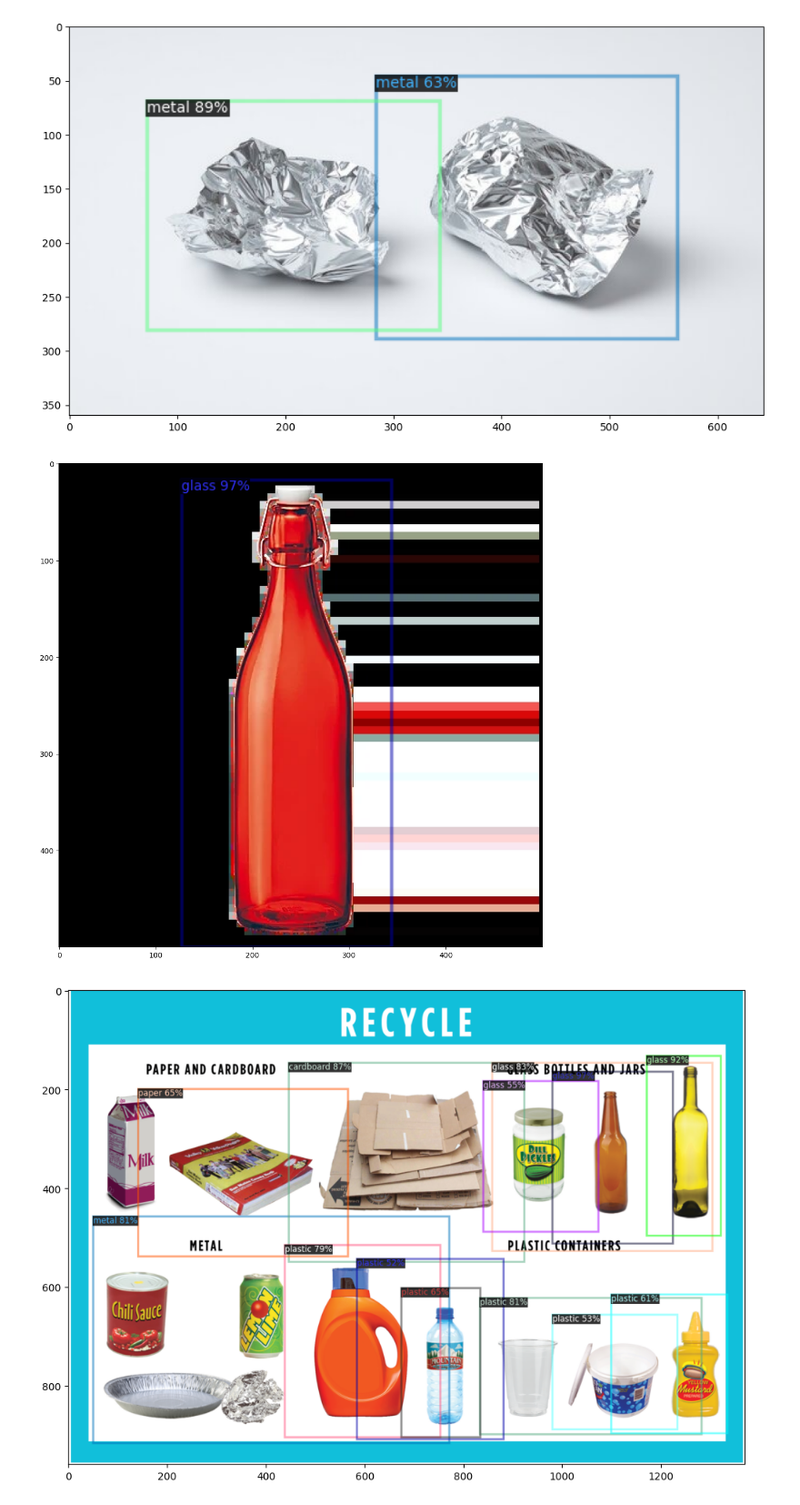
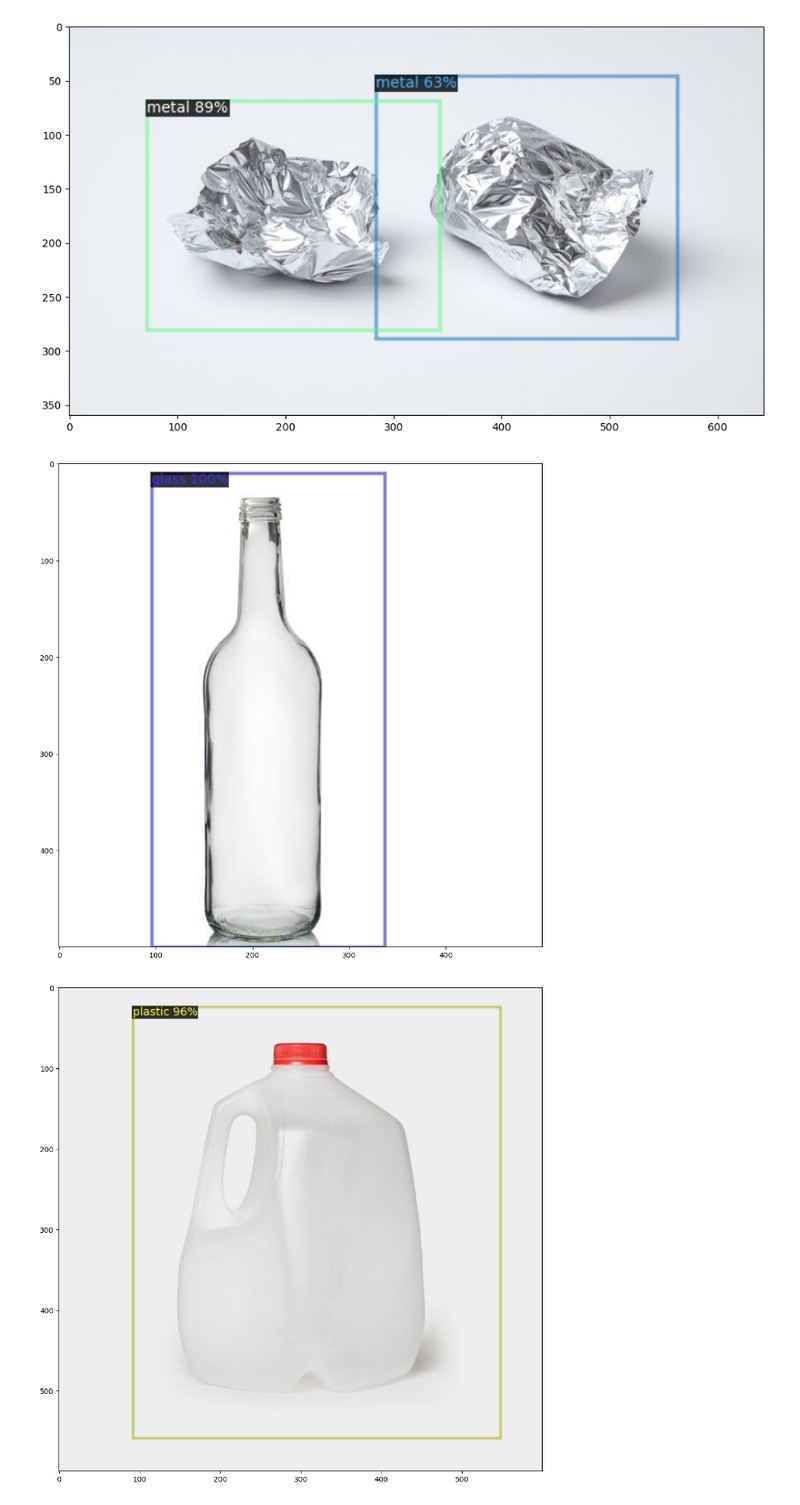
Before and after one commit to bogdanmb04/smart-rwaste-sorter, a Jupyter notebook: detectron.ipynb, the cells around one changed output. Shown at 91% size. Saved outputs shown, nothing was run; the diff lists cells and outputs as text; code cells hidden in the pictures.

```diff
--- a/detectron.ipynb
+++ b/detectron.ipynb
@@ -232,12 +232,12 @@ take_and_test(test)
 # %% [output]
 [figure]
 # %%
-test = cv2.imread("custom_test_images/glass_bottle2.png")
+test = cv2.imread("custom_test_images/glass.jpg")
 take_and_test(test)
 # %% [output]
-[figure, old version]
+[figure, new version]
 # %%
-test = cv2.imread("custom_test_images/many.png")
+test = cv2.imread("custom_test_images/milk-jug-empty.jpg")
 take_and_test(test)
 # %% [output]
-[figure, old version]
+[figure, new version]
```
Also changed, not shown: parts of 3 cells of this notebook, 8 other files.
